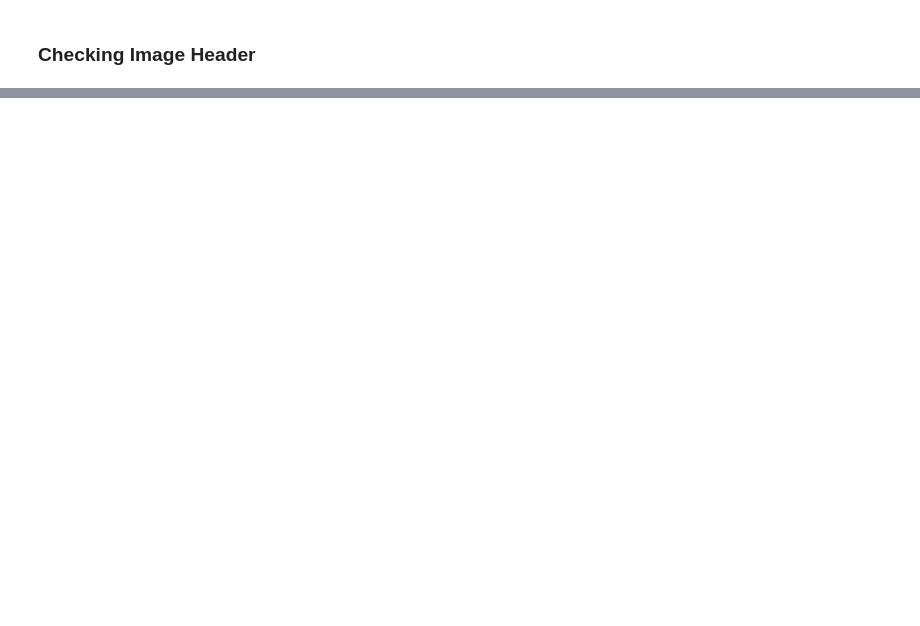
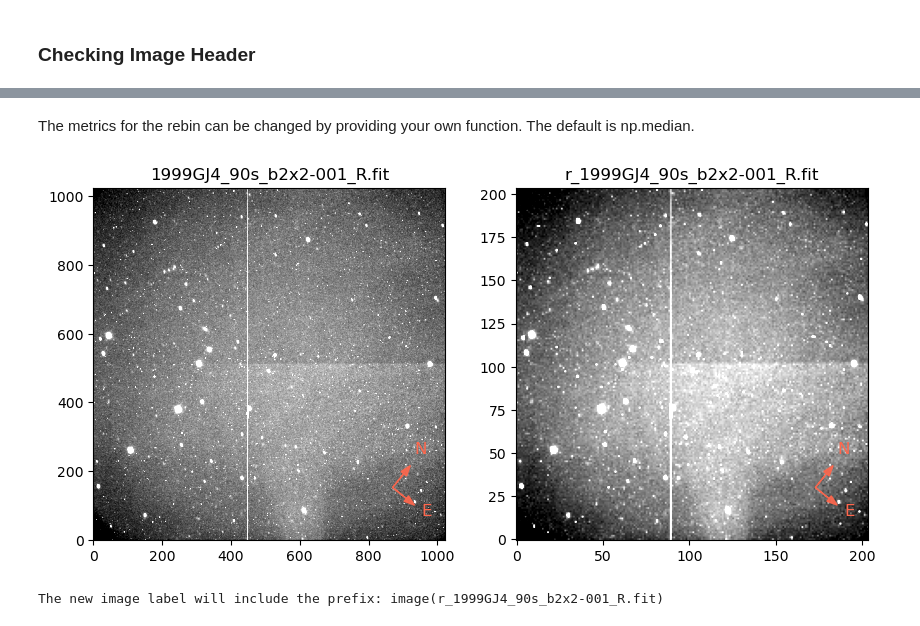
Before and after one commit to mdepra/pedra, a Jupyter notebook: notebooks/Load Image.ipynb, the cells around one changed output, grey strips where cells are left out. Cells and saved outputs as stored; diff of their text form; code cells hidden in the pictures; blank space fills up the shorter version.

```diff
--- a/notebooks/Load Image.ipynb
+++ b/notebooks/Load Image.ipynb
@@ -119,0 +155,19 @@ NAXIS : 1030  1087
+# %% [markdown]
+The metrics for the rebin can be changed by providing your own function.
+The default is np.median.
+# %%
+import numpy as np
+
+# Example of rebinning with sum
+bin_img = img.rebin(binsize=5, prefix='r_', func=np.sum)
+
+# Showing the image
+fig, ax = plt.subplots(1,2, figsize=(10,7))
+img.view(ax=ax[0], cardinal='NE')
+bin_img.view(ax=ax[1], cardinal='NE', show=True)
+
+# Showing new image label
+print(f"The new image label will include the prefix: {bin_img}")
+# %% [output]
+[figure, added]
+The new image label will include the prefix: image(r_1999GJ4_90s_b2x2-001_R.fit)
```
Also changed, not shown: parts of 23 cells of this notebook, 16 other files.
